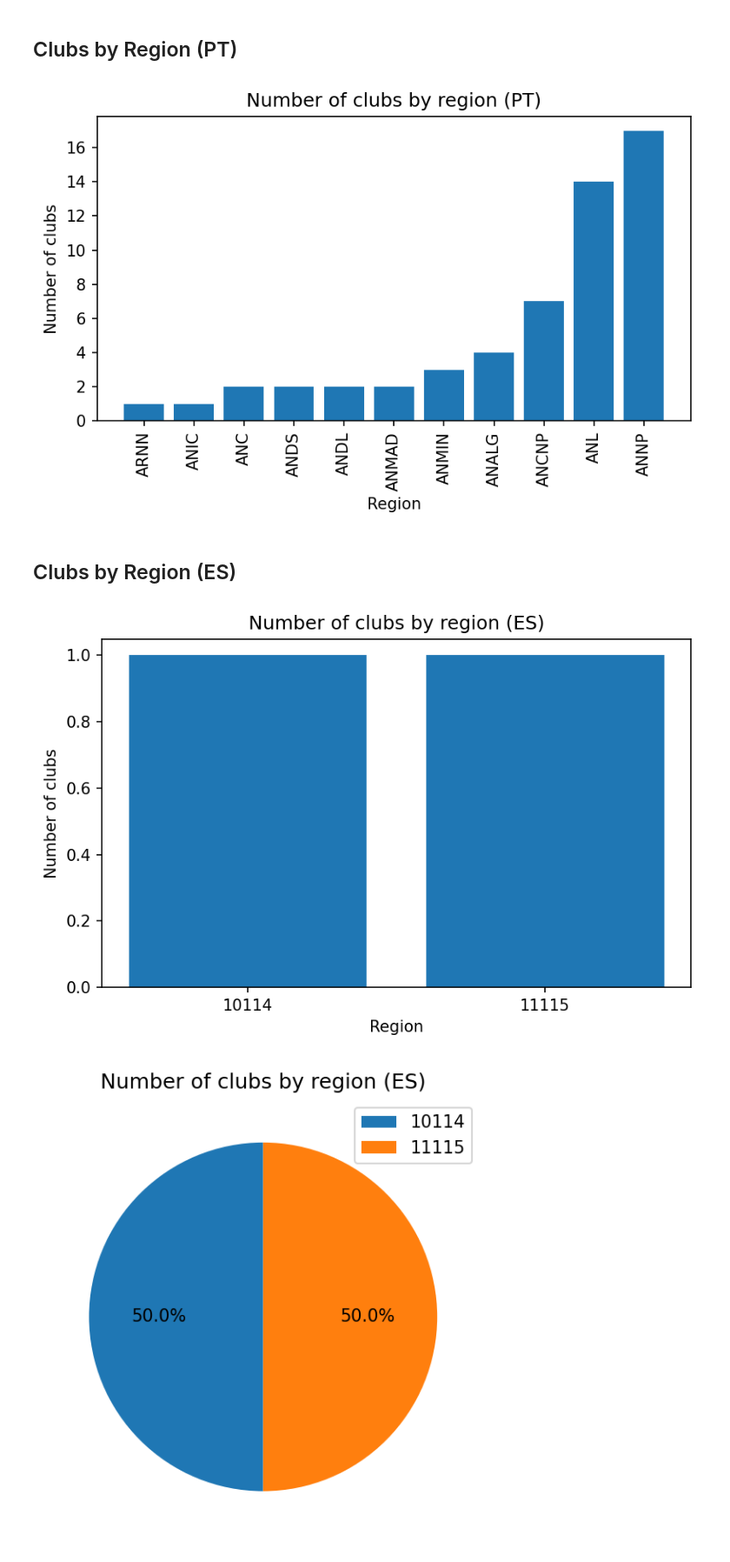
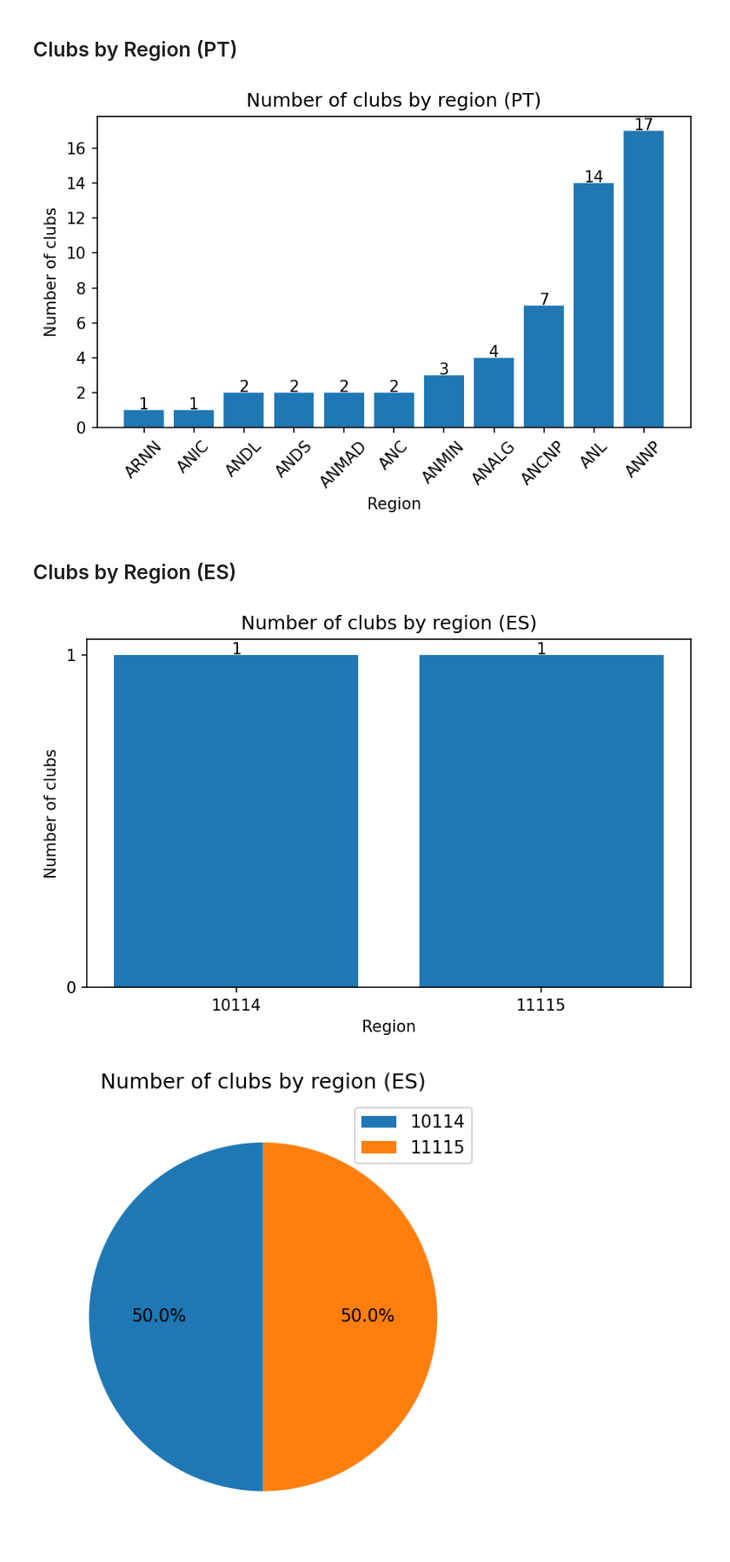
Before and after one commit to ruipedro16/TABD, a Jupyter notebook: queries.ipynb, the cells around one changed output. Shown at 87% size. Drawn from its saved outputs; the diff is of its cells as text; code cells hidden in the pictures.

```diff
--- a/queries.ipynb
+++ b/queries.ipynb
@@ -361,52 +342,56 @@ ORDER BY regionCount ASC;
 autopct='%1.1f%%'
 res, _ = run_query(query)
 
-plt.subplots(dpi=150)
+fig, ax = plt.subplots(dpi=150)
 
 xx = list(map(lambda x: x[0], res))
 yy = list(map(lambda x: x[1], res))
 
-plt.title('Number of clubs by region (PT)')
-plt.xlabel('Region')
-plt.ylabel('Number of clubs')
+ax.set_title('Number of clubs by region (PT)')
+ax.set_xlabel('Region')
+ax.set_ylabel('Number of clubs')
 
-plt.bar(xx, yy)
-plt.xticks(rotation=90)
+rects = ax.bar(xx, yy)
+plt.xticks(rotation=45)
+
+ax.bar_label(rects, padding=-1.5)
 
 plt.tight_layout()
 
 plt.savefig('plots/clubsbyregion-pt.png')
 # %% [output]
-[figure, old version]
+[figure, new version]
 # %% [markdown]
 ## Clubs by Region (ES)
 # %%
 query = '''
 SELECT region, COUNT(*) AS regionCount
 FROM annp_final.club
 WHERE region SIMILAR TO '[0-9]+'
 GROUP BY region
 ORDER BY regionCount ASC;
 '''
 
 res, _ = run_query(query)
 
-plt.subplots(dpi=150)
+fig, ax = plt.subplots(dpi=150)
 
 xx = list(map(lambda x: x[0], res))
 yy = list(map(lambda x: x[1], res))
 
-plt.title('Number of clubs by region (ES)')
-plt.xlabel('Region')
-plt.ylabel('Number of clubs')
+ax.set_title('Number of clubs by region (ES)')
+ax.set_xlabel('Region')
+ax.set_ylabel('Number of clubs')
+ax.set_yticks([0, 1])
+rects = ax.bar(xx, yy)
 
-plt.bar(xx, yy)
+ax.bar_label(rects, padding=-1)
 
 plt.tight_layout()
 
 plt.savefig('plots/clubsbyregion-es.png')
 # %% [output]
-[figure, old version]
+[figure, new version]
 # %%
 plt.subplots(dpi=150)
 
```
Also changed, not shown: parts of 12 cells of this notebook, 1 other file.
